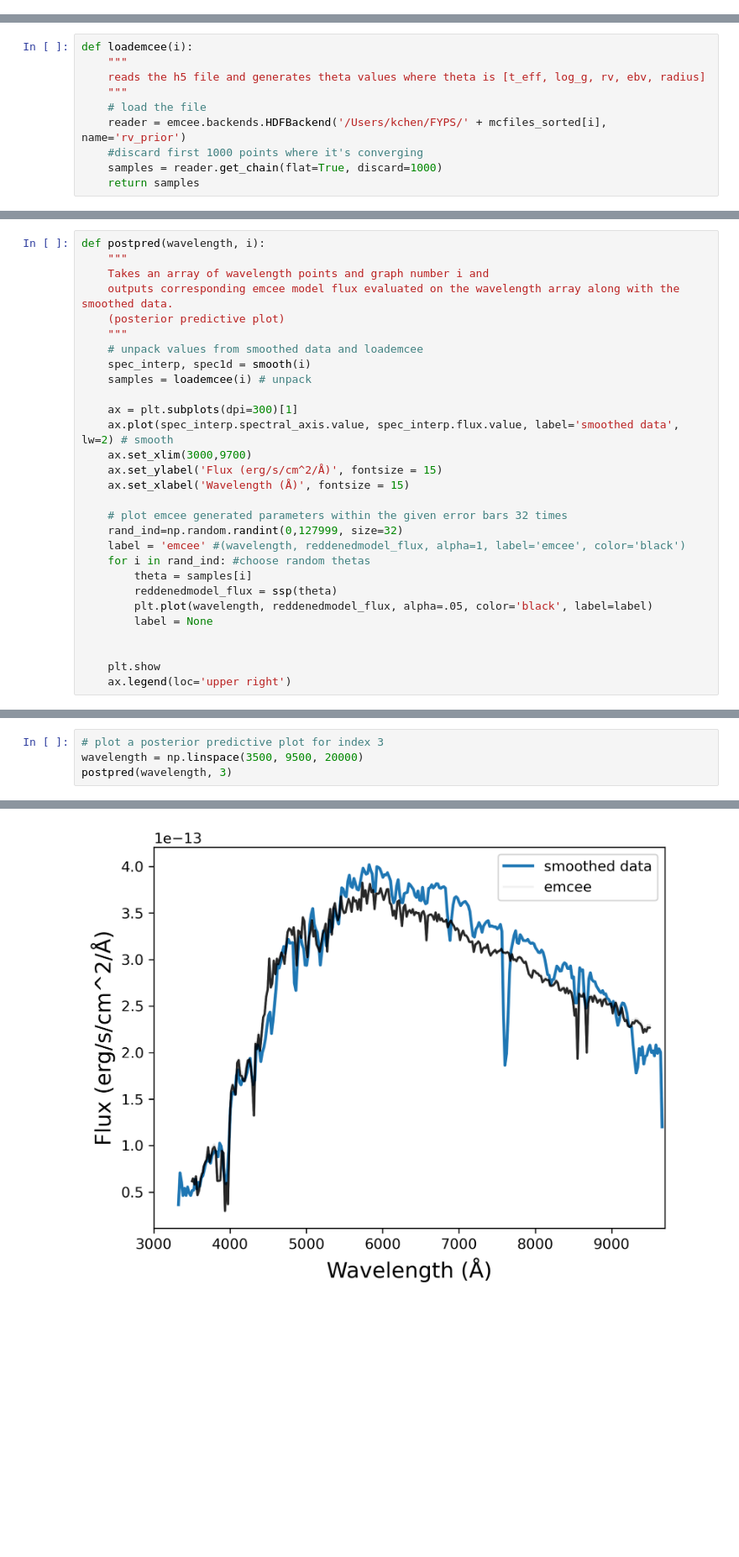
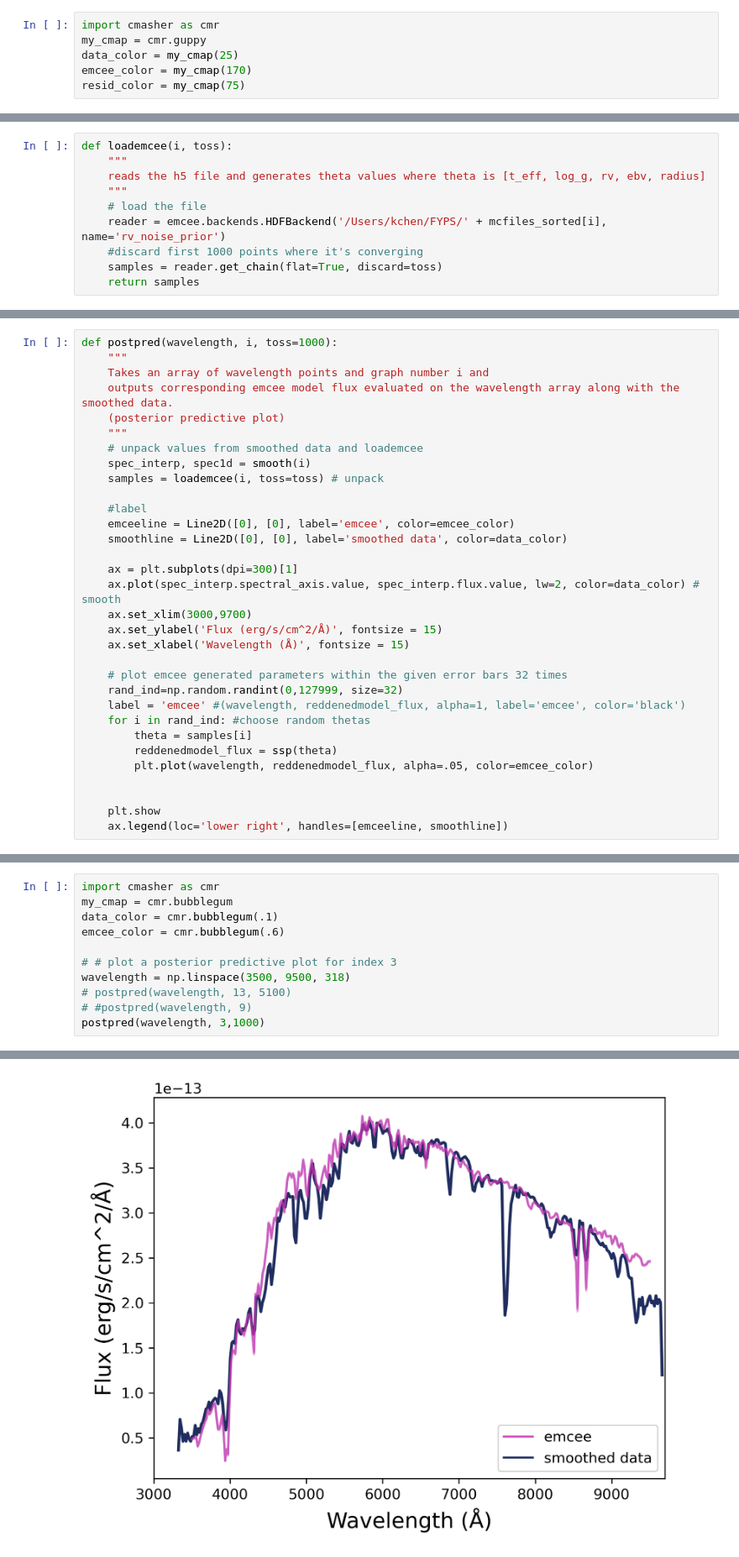
Before and after one commit to kaitlynchen1/yellow-supergiant-spectra, a Jupyter notebook: posterior predictive plots.ipynb, the cells around one changed output, grey strips where cells are left out. Shown at 84% size. Saved outputs shown, nothing was run; the diff lists cells and outputs as text; blank space fills up the shorter version.

```diff
--- a/posterior predictive plots.ipynb
+++ b/posterior predictive plots.ipynb
@@ -24,3 +28,9 @@ from termcolor import colored
+# %%
+import cmasher as cmr
+my_cmap = cmr.guppy
+data_color = my_cmap(25)
+emcee_color = my_cmap(170)
+resid_color = my_cmap(75)
 # %%
 #grab anything that contains '.fits'
 files = glob('*.fits')
@@ -84,14 +97,14 @@ def smooth(i):
     spec_interp = linear(spec_smooth, wavelength_grid)
     return spec_interp, spec1d
 # %%
-def loademcee(i):
+def loademcee(i, toss):
     """
     reads the h5 file and generates theta values where theta is [t_eff, log_g, rv, ebv, radius]
     """
     # load the file
-    reader = emcee.backends.HDFBackend('/Users/kchen/FYPS/' + mcfiles_sorted[i], name='rv_prior')
+    reader = emcee.backends.HDFBackend('/Users/kchen/FYPS/' + mcfiles_sorted[i], name='rv_noise_prior')
     #discard first 1000 points where it's converging
-    samples = reader.get_chain(flat=True, discard=1000)
+    samples = reader.get_chain(flat=True, discard=toss)
     return samples
 # %% [markdown]
 # Plots
@@ -119,7 +132,7 @@ def byeye(theta, wavelength, i):
 #     diff=np.diff(spec1d.spectral_axis.value) #find resolution diff
 #     print(diff)
 # %%
-def postpred(wavelength, i):
+def postpred(wavelength, i, toss=1000):
     """
     Takes an array of wavelength points and graph number i and
     outputs corresponding emcee model flux evaluated on the wavelength array along with the smoothed data.
@@ -127,10 +140,14 @@ def postpred(wavelength, i):
     """
     # unpack values from smoothed data and loademcee
     spec_interp, spec1d = smooth(i)
-    samples = loademcee(i) # unpack
+    samples = loademcee(i, toss=toss) # unpack
+
+    #label
+    emceeline = Line2D([0], [0], label='emcee', color=emcee_color)
+    smoothline = Line2D([0], [0], label='smoothed data', color=data_color)
 
     ax = plt.subplots(dpi=300)[1]
-    ax.plot(spec_interp.spectral_axis.value, spec_interp.flux.value, label='smoothed data', lw=2) # smooth
+    ax.plot(spec_interp.spectral_axis.value, spec_interp.flux.value, lw=2, color=data_color) # smooth
     ax.set_xlim(3000,9700)
     ax.set_ylabel('Flux (erg/s/cm^2/Å)', fontsize = 15)
     ax.set_xlabel('Wavelength (Å)', fontsize = 15)
@@ -141,10 +158,9 @@ def postpred(wavelength, i):
     for i in rand_ind: #choose random thetas
         theta = samples[i]
         reddenedmodel_flux = ssp(theta)
-        plt.plot(wavelength, reddenedmodel_flux, alpha=.05, color='black', label=label)
-        label = None
+        plt.plot(wavelength, reddenedmodel_flux, alpha=.05, color=emcee_color)
 
 
     plt.show
-    ax.legend(loc='upper right')
+    ax.legend(loc='lower right', handles=[emceeline, smoothline])
 # %%
@@ -228,6 +260,13 @@ trace(3)
 # %%
-# plot a posterior predictive plot for index 3
-wavelength = np.linspace(3500, 9500, 20000)
-postpred(wavelength, 3)
+import cmasher as cmr
+my_cmap = cmr.bubblegum
+data_color = cmr.bubblegum(.1)
+emcee_color = cmr.bubblegum(.6)
+
+# # plot a posterior predictive plot for index 3
+wavelength = np.linspace(3500, 9500, 318)
+# postpred(wavelength, 13, 5100)
+# #postpred(wavelength, 9)
+postpred(wavelength, 3,1000)
 # %% [output]
 WARNING: FITSFixedWarning: 'datfix' made the change 'Set MJD-OBS to 59941.126817 from DATE-OBS'. [astropy.wcs.wcs]
@@ -237,3 +274,3 @@ WARNING:astropy:UnitsWarning: 'erg/cm2/s/A' contains multiple slashes, which is
 ----------------
 This graph is: hd269723_122722.fits and array 3 and named HD269723
-[figure, old version]
+[figure, new version]
```
Also changed, not shown: parts of 11 cells of this notebook, 7 other files.
